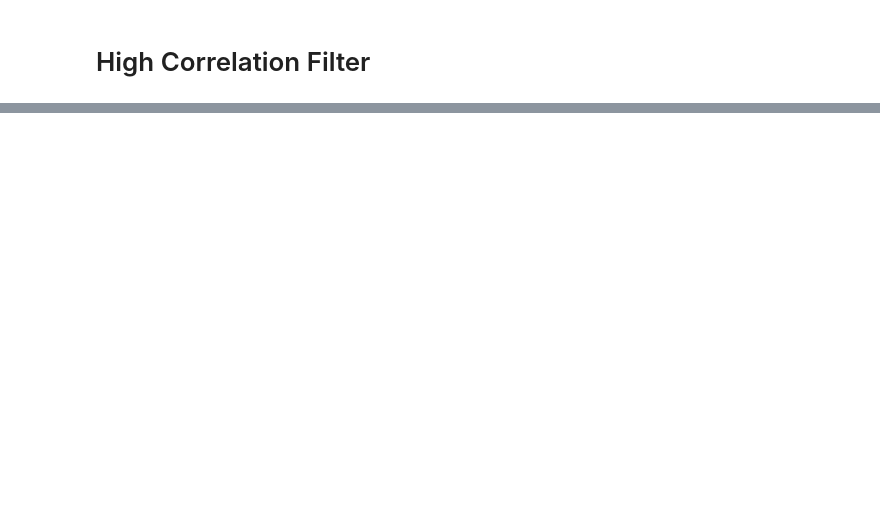
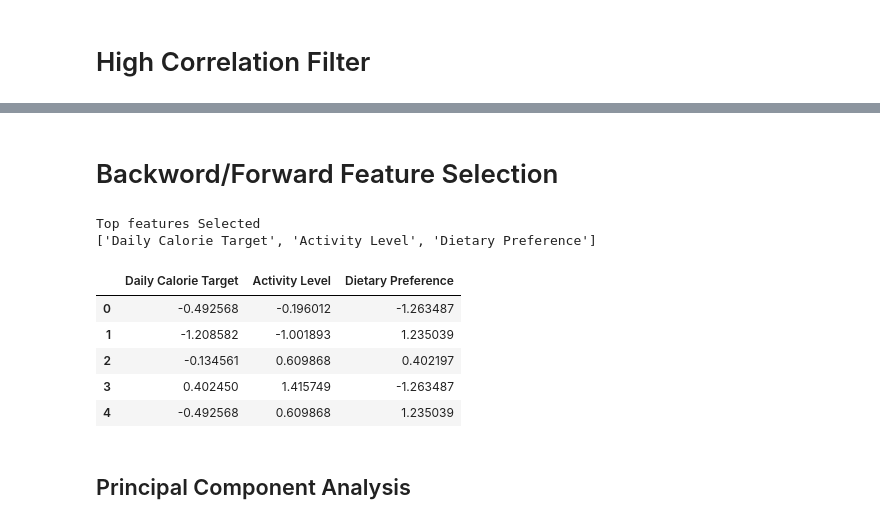
Before and after one commit to Mostafa-Allahmoradi/ClusteringKMeans_Workshop, a Jupyter notebook: Workshop4.ipynb, the cells around one changed output, grey strips where cells are left out. Cells and saved outputs as stored; diff of their text form; code cells hidden in the pictures; blank space fills up the shorter version.

Commit message:
Added code for high correlation and for backward and forward

```diff
--- a/Workshop4.ipynb
+++ b/Workshop4.ipynb
@@ -107,3 +156,26 @@ Sugar                      0
  'Diabetes, Acne, Hypertension, Heart Disease']
 # %% [markdown]
 # High Correlation Filter
+# %%
+
+#Compute correlation matrix
+corr_matrix = X_scaled.corr().abs()
+
+#Visualize correlation heatmap
+plt.figure(figsize=(10, 6))
+sns.heatmap(corr_matrix, annot=True, cmap="coolwarm", fmt=".2f")
+plt.title("Correlation Matrix of Features")
+plt.show()
+
+#Identify highly correlated features (correlation > 0.8)
+
+upper_tri = corr_matrix.where(np.triu(np.ones(corr_matrix.shape), k=1).astype(bool))
+high_corr_features = [column for column in upper_tri.columns if any(upper_tri[column] > 0.8)]
+
+print(" Highly correlated features (correlation > 0.8):")
+print(high_corr_features if high_corr_features else "No highly correlated features found.")
+
+# Drop correlated features for next steps
+X_corr_filtered = X_scaled.drop(columns=high_corr_features, errors='ignore')
+print("\nRemaining features after filtering:")
+print(X_corr_filtered.columns.tolist())
@@ -109,0 +189,31 @@ Sugar                      0
+# %% [markdown]
+# Backword/Forward Feature Selection
+# %%
+# Uses logistic regression as estimator
+
+model = LogisticRegression(max_iter=500)
+
+#Apply rfe to select top 5 features
+rfe = RFE(model, n_features_to_select=5)
+rfe.fit(X_corr_filtered, y)
+
+selected_features = X_corr_filtered.columns[rfe.support_].tolist()
+
+print("Top features Selected")
+print(selected_features)
+
+#Create reduce dataset for modelling
+
+X_selected= X_corr_filtered[selected_features]
+X_selected.head()
+# %% [output]
+Top features Selected
+['Daily Calorie Target', 'Activity Level', 'Dietary Preference']
+|  | Daily Calorie Target | Activity Level | Dietary Preference |
+| 0 | -0.492568 | -0.196012 | -1.263487 |
+| 1 | -1.208582 | -1.001893 | 1.235039 |
+| 2 | -0.134561 | 0.609868 | 0.402197 |
+| 3 | 0.402450 | 1.415749 | -1.263487 |
+| 4 | -0.492568 | 0.609868 | 1.235039 |
+# %% [markdown]
+## Principal Component Analysis
```
Also changed, not shown: parts of 4 cells of this notebook.
